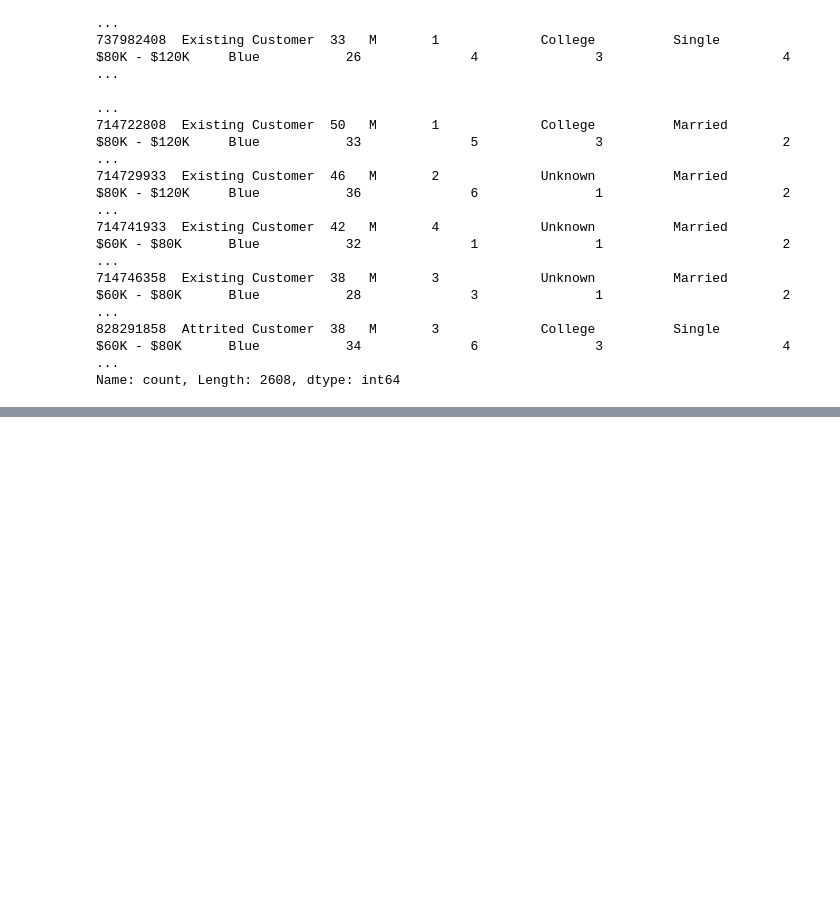
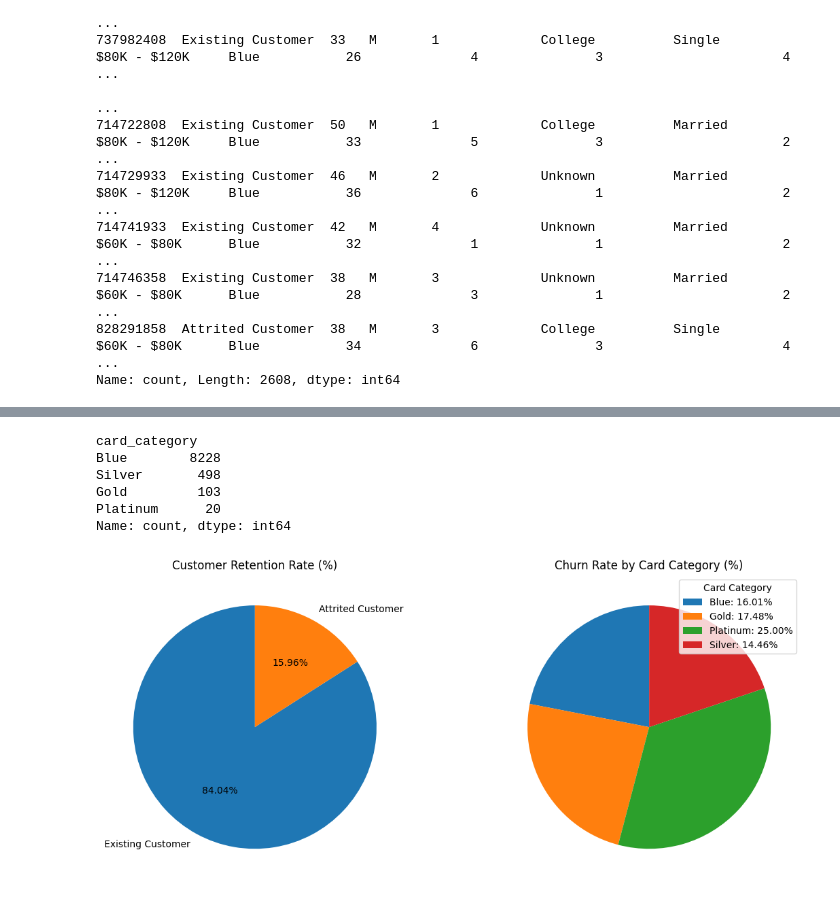
Before and after one commit to kumuduuk/churn-crushers, a Jupyter notebook: jupyter_notebooks/bankchurners_statistical_analysis.ipynb, the cells around one changed output, grey strips where cells are left out. Saved outputs shown, nothing was run; the diff lists cells and outputs as text; code cells hidden in the pictures; blank space fills up the shorter version.

```diff
--- a/jupyter_notebooks/bankchurners_statistical_analysis.ipynb
+++ b/jupyter_notebooks/bankchurners_statistical_analysis.ipynb
@@ -148,0 +155,49 @@ Females outnumber males in this dataset by 500, that hasn't caused an issue. How
+# %%
+# Check values of each category
+df['card_category'].value_counts()
+# %% [output]
+card_category
+Blue        8228
+Silver       498
+Gold         103
+Platinum      20
+Name: count, dtype: int64
+# %%
+fig, axes = plt.subplots(1, 2, figsize=(12, 5))
+
+# Pie chart 1 - Customer churn (%)
+categorical_count = df['customer_status'].value_counts(normalize=True)
+
+axes[0].pie(
+    x=categorical_count,
+    labels=categorical_count.index,
+    autopct='%1.2f%%',
+    startangle=90
+)
+axes[0].set_title('Customer Retention Rate (%)')
+
+# Pie chart 2 - Churn rate (%) by card category
+total_by_card = df['card_category'].value_counts()
+
+churned_by_card = df[df['customer_status'] == 'Attrited Customer']['card_category'].value_counts()
+
+churn_percentage = (churned_by_card / total_by_card * 100).sort_index()
+
+axes[1].pie(
+    x=churn_percentage,
+    labels=None,
+    startangle=90
+)
+axes[1].set_title('Churn Rate by Card Category (%)')
+
+legend_labels = [f"{cat}: {pct:.2f}%" for cat, pct in zip(churn_percentage.index, churn_percentage)]
+axes[1].legend(
+    labels=legend_labels,
+    loc='upper right',
+    title='Card Category'
+)
+
+plt.tight_layout()
+plt.show()
+# %% [output]
+[figure, added]
```
Also changed, not shown: parts of 9 cells of this notebook.
